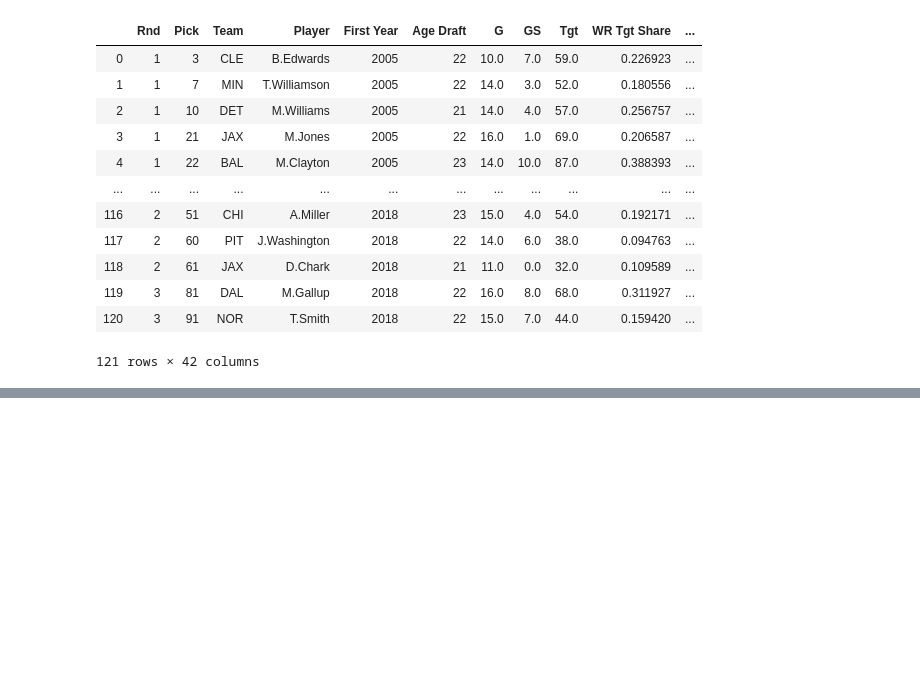
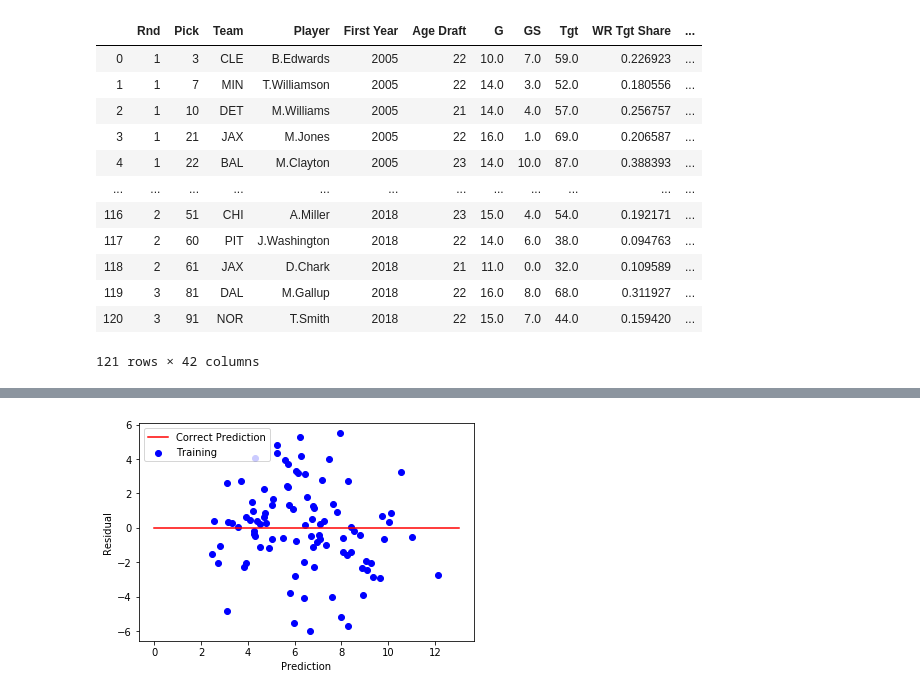
Before and after one commit to tevans-barton/WRSecondYearJumps, a Jupyter notebook: notebooks/5.0 Analysis and Modeling Notebook.ipynb, the cells around one changed output, grey strips where cells are left out. Cells and saved outputs as stored; diff of their text form; code cells hidden in the pictures; blank space fills up the shorter version.

```diff
--- a/notebooks/5.0 Analysis and Modeling Notebook.ipynb
+++ b/notebooks/5.0 Analysis and Modeling Notebook.ipynb
@@ -264,0 +263,3 @@ pl.score(X_valid[small_selection + small_sqrt + cat_feat], y_valid)
+# %%
+pl_5.fit(pd.concat([fold_2_x, fold_3_x, fold_4_x, fold_5_x])[small_selection + small_sqrt + cat_feat + thresh_feat],
+         pd.concat([fold_2_y, fold_3_y, fold_4_y, fold_5_y]))
@@ -264,0 +308,7 @@ pl.score(X_valid[small_selection + small_sqrt + cat_feat], y_valid)
+# %%
+coefs_mean = (pl_1.named_steps['regressor'].coef_ + pl_2.named_steps['regressor'].coef_
+                + pl_3.named_steps['regressor'].coef_ + pl_4.named_steps['regressor'].coef_
+                    + pl_5.named_steps['regressor'].coef_) / 5
+intercept_mean = (pl_1.named_steps['regressor'].intercept_ + pl_2.named_steps['regressor'].intercept_
+                        + pl_3.named_steps['regressor'].intercept_ + pl_4.named_steps['regressor'].intercept_
+                            + pl_5.named_steps['regressor'].intercept_) / 5
@@ -264,0 +348,16 @@ pl.score(X_valid[small_selection + small_sqrt + cat_feat], y_valid)
+# %%
+pl_final = Pipeline(steps=[('preprocessor', preproc1), ('regressor', Ridge(alpha = .7, normalize = True))])
+pl_final.named_steps['regressor'].coef_ = coefs_mean
+pl_final.named_steps['regressor'].intercept_ = intercept_mean
+# %%
+y_train_pred = pl_final.predict(X_full_train[small_selection + small_sqrt + cat_feat + thresh_feat])
+# %%
+plt.scatter(y_train_pred, y_train_pred - y_full_train, c = 'b', label = 'Training')
+plt.plot(range(14), [0] * 14, color = 'r', label = 'Correct Prediction')
+plt.xlabel('Prediction')
+plt.ylabel('Residual')
+plt.legend(loc='upper left')
+plt.show()
+#Save this FIGURE and then
+# %% [output]
+[figure, added]
```
Also changed, not shown: parts of 48 cells of this notebook, 2 other files.
